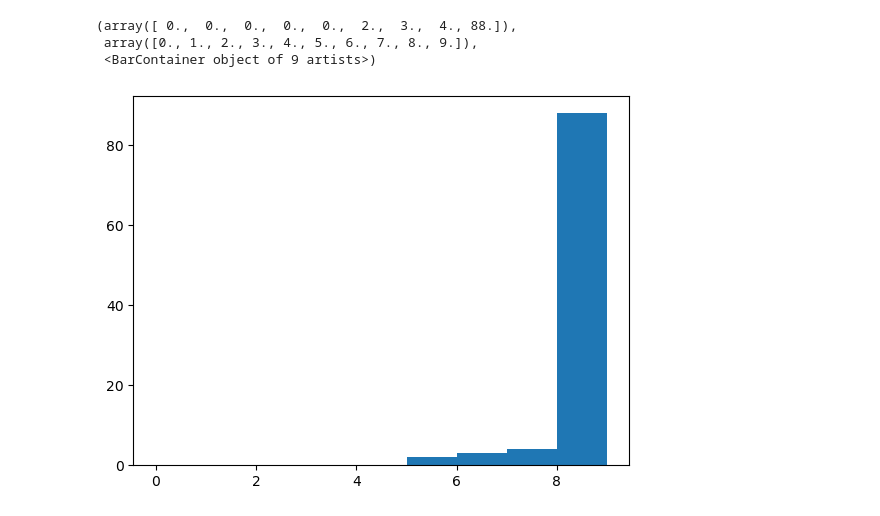
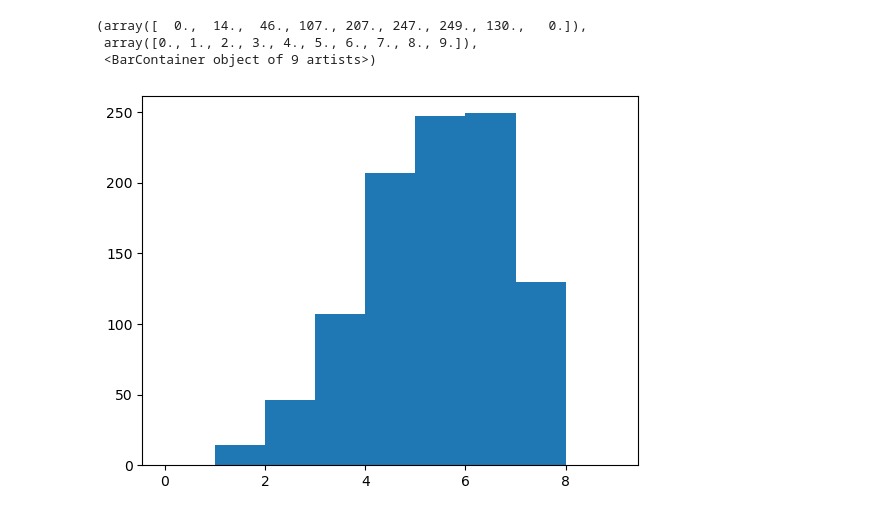
Before and after one commit to karoljanic/preferential-colouring-of-random-graphs, a Jupyter notebook: preferential-colouring-of-random-graphs.ipynb, the cells around one changed output. Drawn from its saved outputs; the diff is of its cells as text; code cells hidden in the pictures.

Commit message:
Basic graph structure

```diff
--- a/preferential-colouring-of-random-graphs.ipynb
+++ b/preferential-colouring-of-random-graphs.ipynb
@@ -6,0 +8,22 @@ import itertools
+# %%
+def calculate_density1(k, n):
+    return math.ceil(k / (3 - 6/n))
+
+def calculate_density2(k, n):
+    return math.floor((k + 3 - 7/n) / (3 - 6/n))
+
+def calculate_density(k):
+    return math.ceil((k+1) / 3)
+
+n = list(range(5, 20))
+k = 8
+
+y1 = [calculate_density1(k, i) for i in n]
+y2 = [calculate_density2(k, i) for i in n]
+y3 = [calculate_density(k) for i in n]
+
+plt.plot(n, y1, label='Density 1', color='red')
+plt.plot(n, y2, label='Density 2', color='green')
+plt.plot(n, y3, label='Density', color='blue')
+
+plt.show()
@@ -19,7 +44,7 @@ def _random_subset(seq, m, rng):
         targets.add(x)
     return targets
 # %%
-def barabasi_albert_graph(n, m, seed=None, initial_graph=None):
+def barabasi_albert_graph(n, m, embedding_layers_number, seed=None, initial_graph=None):
     """Returns a random graph using Barabási-Albert preferential attachment
 
     A graph of $n$ nodes is grown by attaching new nodes each with $m$
@@ -71,6 +96,9 @@ def barabasi_albert_graph(n, m, seed=None, initial_graph=None):
             )
         G = initial_graph.copy()
 
+    for index, edge in enumerate(G.edges()):
+        G.edges[edge]['color'] = 'blue' if index % embedding_layers_number == 0 else 'red'
+
     if seed is None:
         seed = np.random.RandomState()
 
@@ -89,6 +117,11 @@ def barabasi_albert_graph(n, m, seed=None, initial_graph=None):
         # And the new node "source" has m edges to add to the list.
         repeated_nodes.extend([source] * m)
 
+        # Color the nodes and edges
+        G.nodes[source]['color'] = 'green'
+        for target in targets:
+            G.edges[source, target]['color'] = 'blue' if source % embedding_layers_number == 0 else 'red'
+
         source += 1
     return G
 # %%
@@ -111,12 +144,12 @@ def count_cycles(G: nx.Graph, length: int) -> int:
 # %%
 cycles = []
 for i in range(1000):
-    ba = barabasi_albert_graph(10, 3)
+    ba = barabasi_albert_graph(10, 2, 3)
     cycles.append(count_cycles(ba, 3))
 
 plt.hist(cycles, bins=range(10))
 # %% [output]
-(array([ 0.,  0.,  0.,  0.,  0.,  2.,  3.,  4., 88.]),
+(array([  0.,  14.,  46., 107., 207., 247., 249., 130.,   0.]),
  array([0., 1., 2., 3., 4., 5., 6., 7., 8., 9.]),
  <BarContainer object of 9 artists>)
-[figure, old version]
+[figure, new version]
```
Also changed, not shown: parts of 5 cells of this notebook, 7 other files.
